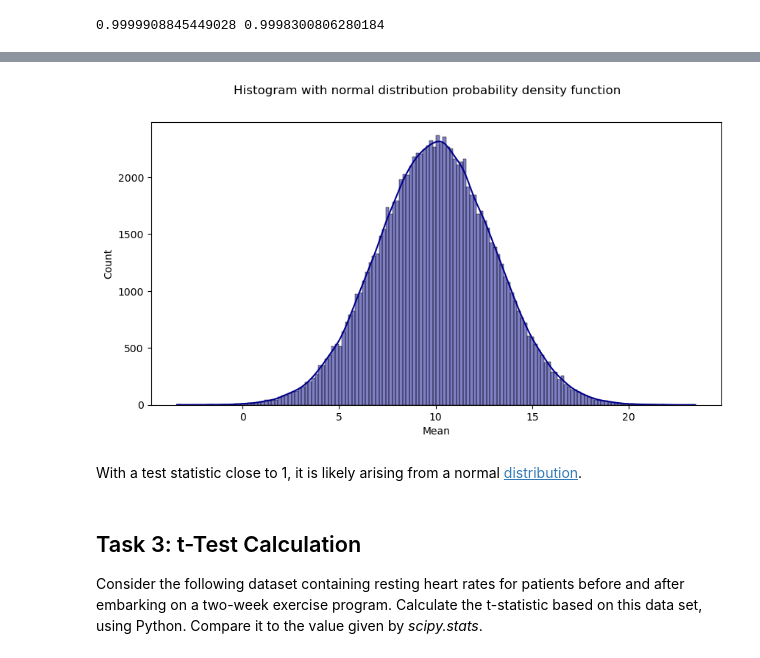
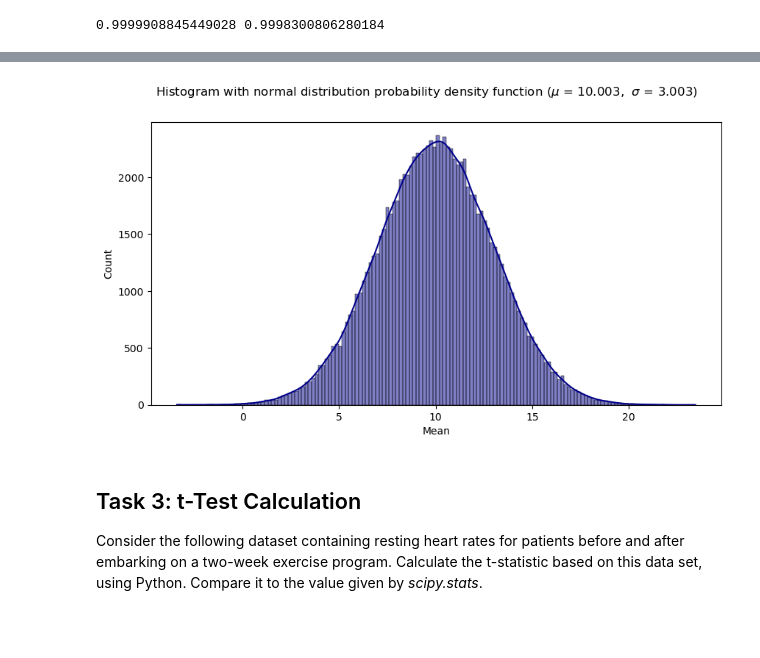
Before and after one commit to EllenMcG/applied_statistics_assessment, a Jupyter notebook: tasks.ipynb, the cells around one changed output, grey strips where cells are left out. Saved outputs shown, nothing was run; the diff lists cells and outputs as text; code cells hidden in the pictures; blank space fills up the shorter version.

```diff
--- a/tasks.ipynb
+++ b/tasks.ipynb
@@ -63,13 +146,11 @@ print(normal_test.statistic, normal_test.pvalue)
 # %%
+mu, std = norm.fit(normal)
 fig, ax = plt.subplots(figsize=(10, 5))
-fig.suptitle('Histogram with normal distribution probability density function')
+fig.suptitle('Histogram with normal distribution probability density function ($\mu$ = %.3f,  $\sigma$ = %.3f)' % (mu, std))
 sns.histplot(normal, kde=True, color = 'darkblue')
-ax.set_xlabel('Mean')
-plt.show();
+ax.set_xlabel('Mean');
 # %% [output]
-[figure, old version]
+[figure, new version]
-# %% [markdown]
-With a test statistic close to 1, it is likely arising from a normal [distribution](https://docs.scipy.org/doc/scipy/reference/generated/scipy.stats.shapiro.html).
 # %% [markdown]
 ## Task 3: t-Test Calculation
 
```
Also changed, not shown: parts of 22 cells of this notebook, 2 other files.
